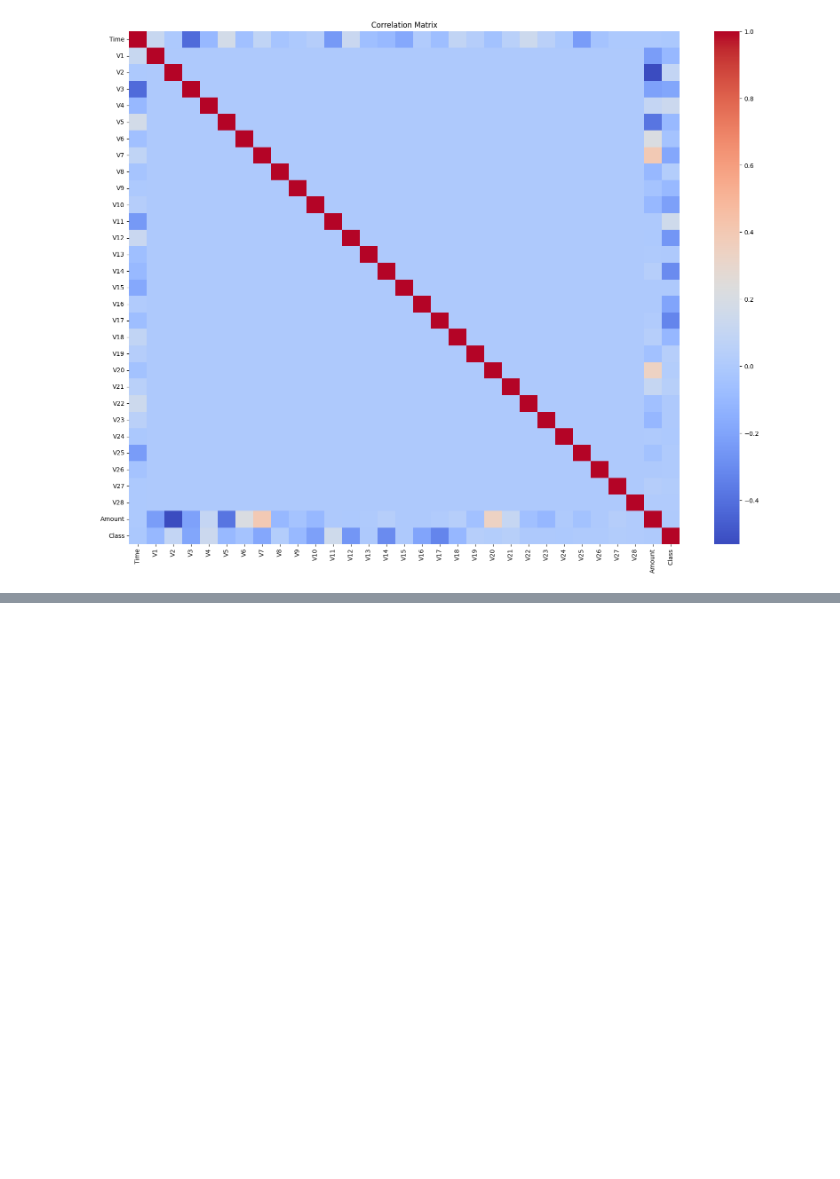
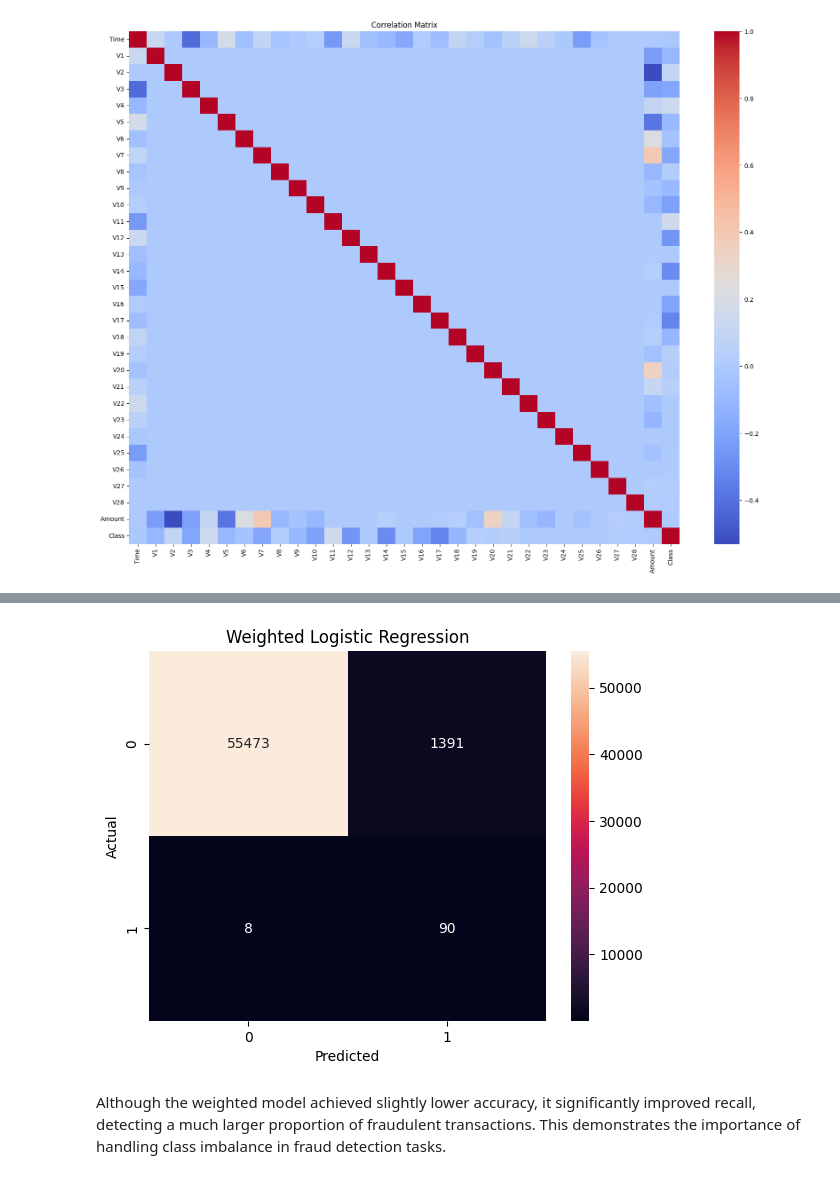
Before and after one commit to vantablade/Credit-Card-Fraud-Detection, a Jupyter notebook: analysis_notebook.ipynb, the cells around one changed output, grey strips where cells are left out. Cells and saved outputs as stored; diff of their text form; code cells hidden in the pictures; blank space fills up the shorter version.

```diff
--- a/analysis_notebook.ipynb
+++ b/analysis_notebook.ipynb
@@ -99,0 +202,7 @@ plt.show()
+# %%
+weighted_model = LogisticRegression(
+    class_weight='balanced',
+    max_iter = 100000
+)
+weighted_model.fit(X_train, y_train)
+y_pred_weighted = weighted_model.predict(X_test)
@@ -99,0 +235,14 @@ plt.show()
+# %%
+cm = confusion_matrix(y_test, y_pred_weighted)
+
+sns.heatmap(cm, annot=True, fmt='d')
+
+plt.title("Weighted Logistic Regression")
+plt.xlabel("Predicted")
+plt.ylabel("Actual")
+
+plt.show()
+# %% [output]
+[figure, added]
+# %% [markdown]
+Although the weighted model achieved slightly lower accuracy, it significantly improved recall, detecting a much larger proportion of fraudulent transactions. This demonstrates the importance of handling class imbalance in fraud detection tasks.
```
Also changed, not shown: parts of 34 cells of this notebook.
